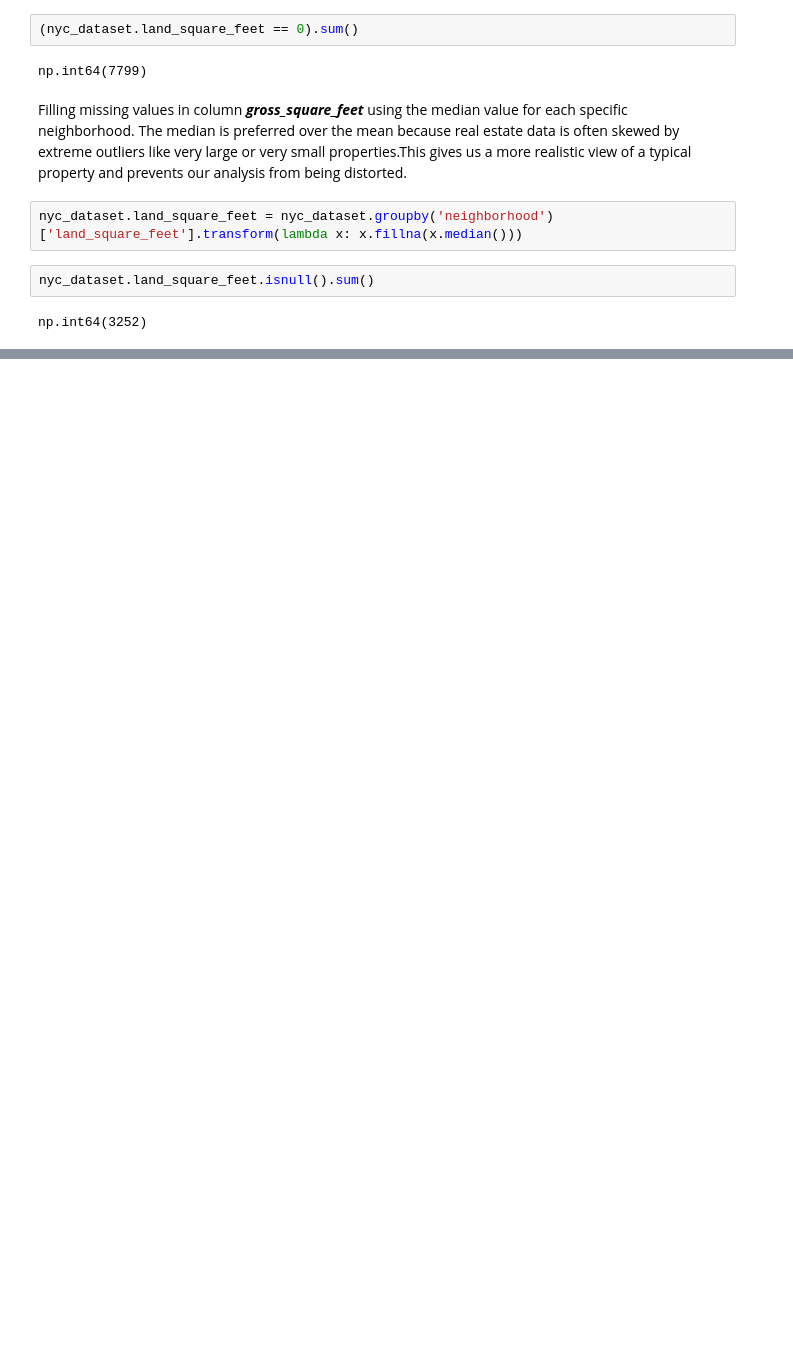
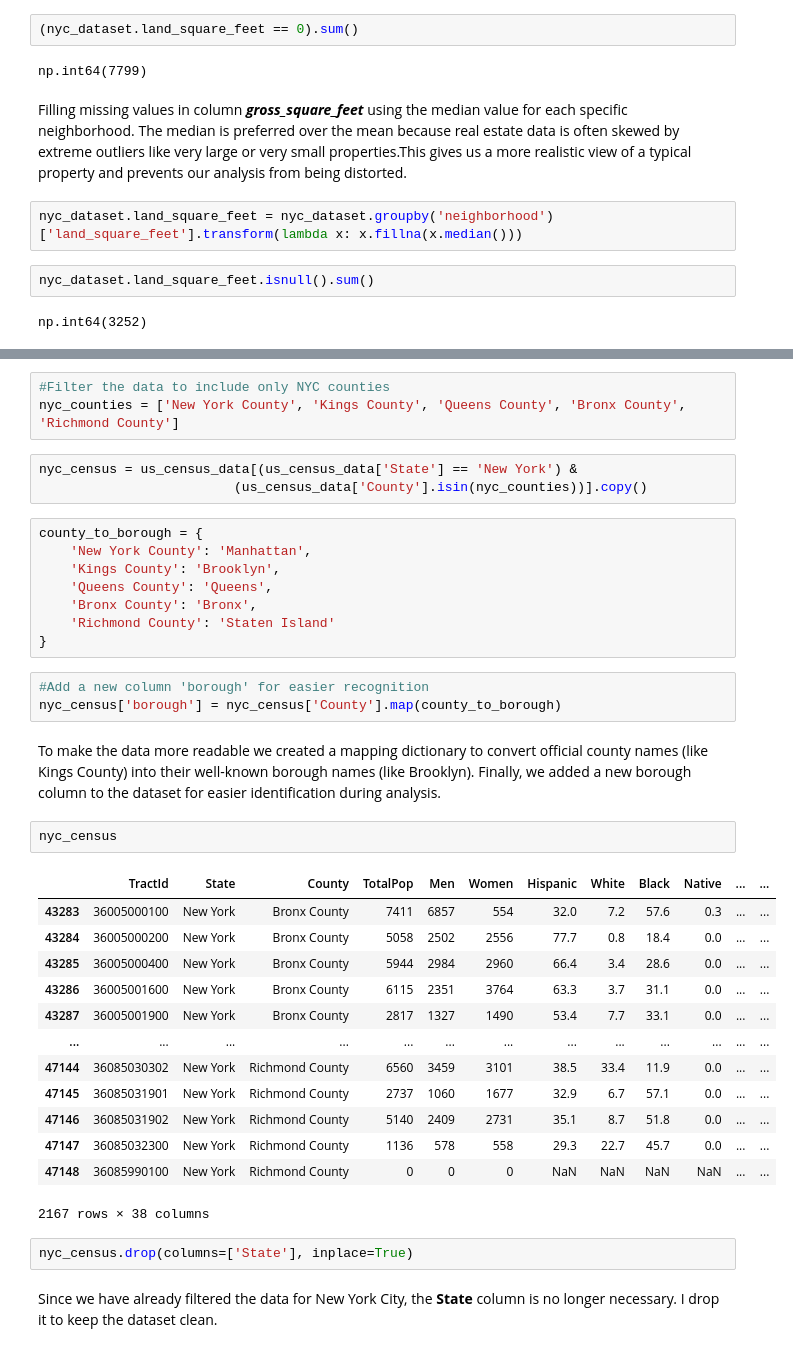
Before and after one commit to radinelageorgieva/Data-Science, a Jupyter notebook: FinalProject.ipynb, the cells around one changed output, grey strips where cells are left out. Drawn from its saved outputs; the diff is of its cells as text; blank space fills up the shorter version.

```diff
--- a/FinalProject.ipynb
+++ b/FinalProject.ipynb
@@ -296,0 +426,39 @@ After the first step 3,252 missing values remain. This happens because some enti
+# %%
+#Filter the data to include only NYC counties
+nyc_counties = ['New York County', 'Kings County', 'Queens County', 'Bronx County', 'Richmond County']
+# %%
+nyc_census = us_census_data[(us_census_data['State'] == 'New York') &
+                         (us_census_data['County'].isin(nyc_counties))].copy()
+# %%
+county_to_borough = {
+    'New York County': 'Manhattan',
+    'Kings County': 'Brooklyn',
+    'Queens County': 'Queens',
+    'Bronx County': 'Bronx',
+    'Richmond County': 'Staten Island'
+}
+# %%
+#Add a new column 'borough' for easier recognition
+nyc_census['borough'] = nyc_census['County'].map(county_to_borough)
+# %% [markdown]
+To make the data more readable we created a mapping dictionary to convert official county names (like Kings County) into their well-known borough names (like Brooklyn). Finally, we added a new borough column to the dataset for easier identification during analysis.
+# %%
+nyc_census
+# %% [output]
+|  | TractId | State | County | TotalPop | Men | Women | Hispanic | White | Black | Native | ... | ... |
+| 43283 | 36005000100 | New York | Bronx County | 7411 | 6857 | 554 | 32.0 | 7.2 | 57.6 | 0.3 | ... | ... |
+| 43284 | 36005000200 | New York | Bronx County | 5058 | 2502 | 2556 | 77.7 | 0.8 | 18.4 | 0.0 | ... | ... |
+| 43285 | 36005000400 | New York | Bronx County | 5944 | 2984 | 2960 | 66.4 | 3.4 | 28.6 | 0.0 | ... | ... |
+| 43286 | 36005001600 | New York | Bronx County | 6115 | 2351 | 3764 | 63.3 | 3.7 | 31.1 | 0.0 | ... | ... |
+| 43287 | 36005001900 | New York | Bronx County | 2817 | 1327 | 1490 | 53.4 | 7.7 | 33.1 | 0.0 | ... | ... |
+| ... | ... | ... | ... | ... | ... | ... | ... | ... | ... | ... | ... | ... |
+| 47144 | 36085030302 | New York | Richmond County | 6560 | 3459 | 3101 | 38.5 | 33.4 | 11.9 | 0.0 | ... | ... |
+| 47145 | 36085031901 | New York | Richmond County | 2737 | 1060 | 1677 | 32.9 | 6.7 | 57.1 | 0.0 | ... | ... |
+| 47146 | 36085031902 | New York | Richmond County | 5140 | 2409 | 2731 | 35.1 | 8.7 | 51.8 | 0.0 | ... | ... |
+| 47147 | 36085032300 | New York | Richmond County | 1136 | 578 | 558 | 29.3 | 22.7 | 45.7 | 0.0 | ... | ... |
+| 47148 | 36085990100 | New York | Richmond County | 0 | 0 | 0 | NaN | NaN | NaN | NaN | ... | ... |
+2167 rows × 38 columns
+# %%
+nyc_census.drop(columns=['State'], inplace=True)
+# %% [markdown]
+Since we have already filtered the data for New York City, the **State** column is no longer necessary. I drop it to keep the dataset clean.
```
Also changed, not shown: parts of 42 cells of this notebook.
